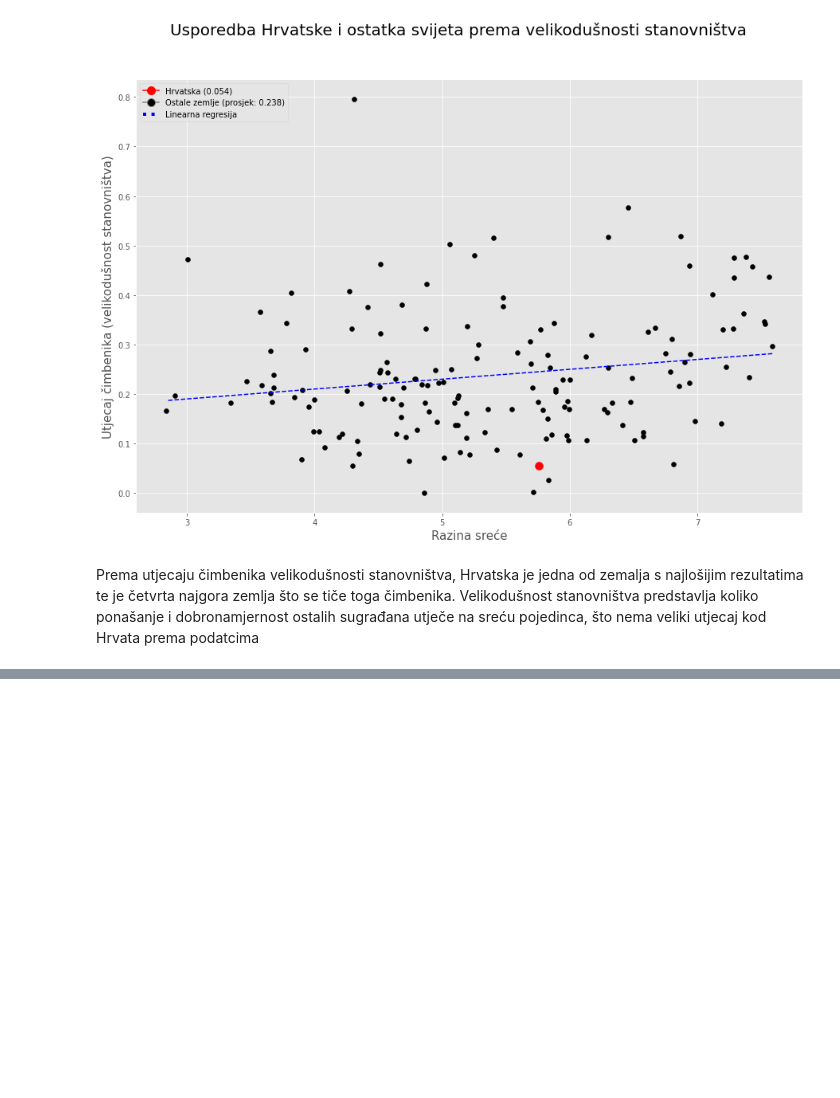
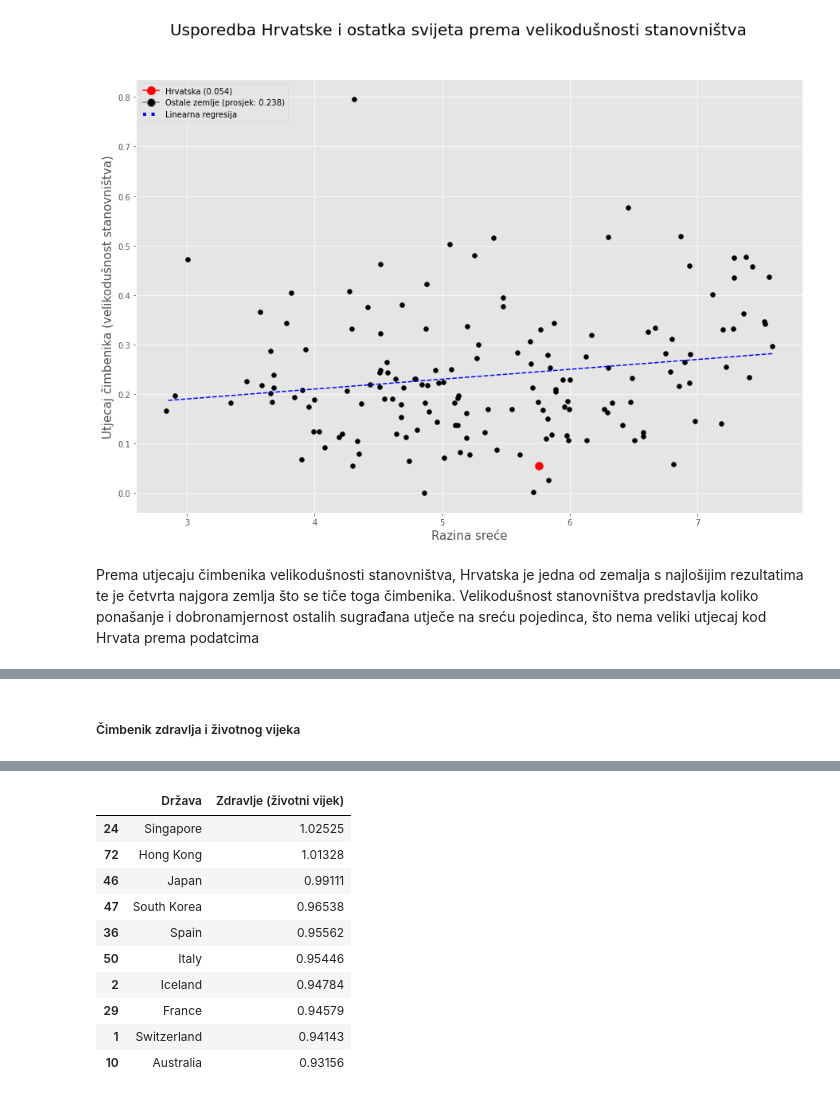
Before and after one commit to jslavic/radzaskolu, a Jupyter notebook: SkolskiRad.ipynb, the cells around one changed output, grey strips where cells are left out. Drawn from its saved outputs; the diff is of its cells as text; code cells hidden in the pictures; blank space fills up the shorter version.

```diff
--- a/SkolskiRad.ipynb
+++ b/SkolskiRad.ipynb
@@ -413,0 +492,10 @@ Prema utjecaju čimbenika velikodušnosti stanovništva, Hrvatska je jedna od ze
+# %% [markdown]
+##### Čimbenik zdravlja i životnog vijeka
+# %%
+fig = px.choropleth(podatci, locations="Država", locationmode='country names',
+                  color="Zdravlje (životni vijek)", hover_name="Država",
+                  title="Države prema čimbeniku zdravlja i životnog vijeka",
+                    hover_data=["Zdravlje (životni vijek)"], color_continuous_scale='amp',)
+fig.show()
+podatci[["Država", "Zdravlje (životni vijek)"]].sort_values(by=["Zdravlje (životni vijek)"], ascending=False).head(10)
+# %% [output]
@@ -413,0 +503,11 @@ Prema utjecaju čimbenika velikodušnosti stanovništva, Hrvatska je jedna od ze
+|  | Država | Zdravlje (životni vijek) |
+| 24 | Singapore | 1.02525 |
+| 72 | Hong Kong | 1.01328 |
+| 46 | Japan | 0.99111 |
+| 47 | South Korea | 0.96538 |
+| 36 | Spain | 0.95562 |
+| 50 | Italy | 0.95446 |
+| 2 | Iceland | 0.94784 |
+| 29 | France | 0.94579 |
+| 1 | Switzerland | 0.94143 |
+| 10 | Australia | 0.93156 |
```
Also changed, not shown: parts of 15 cells of this notebook.
